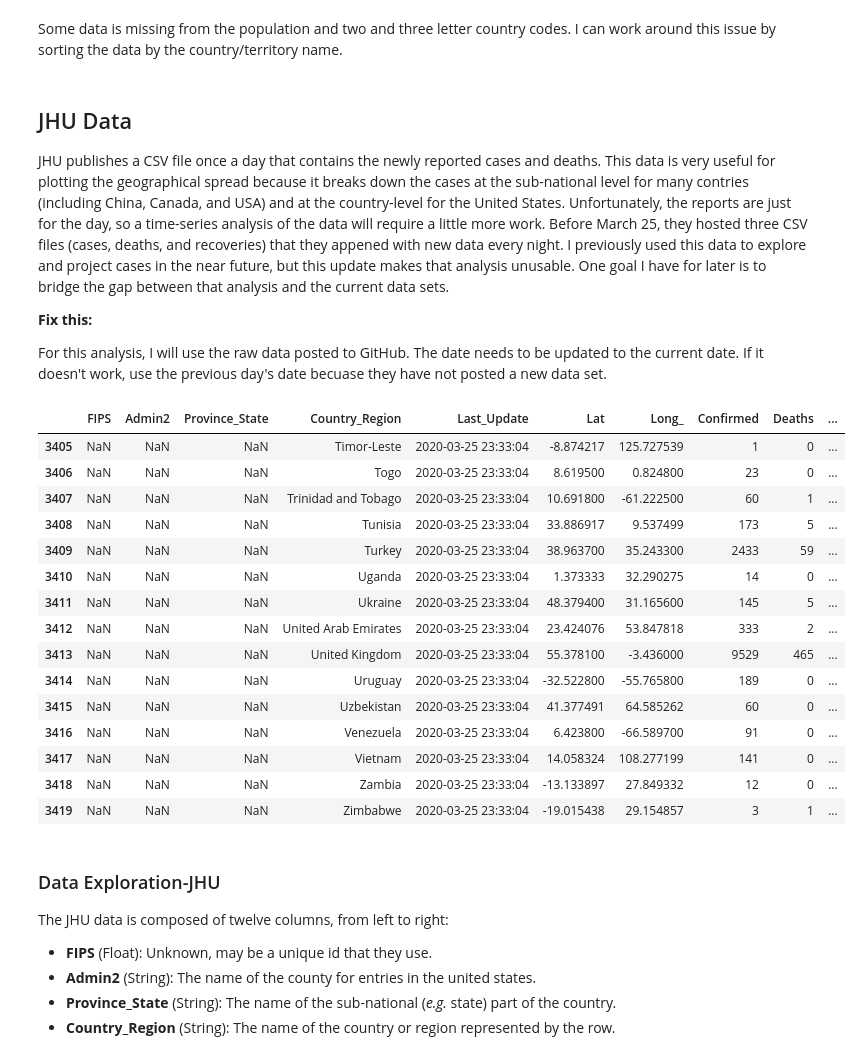
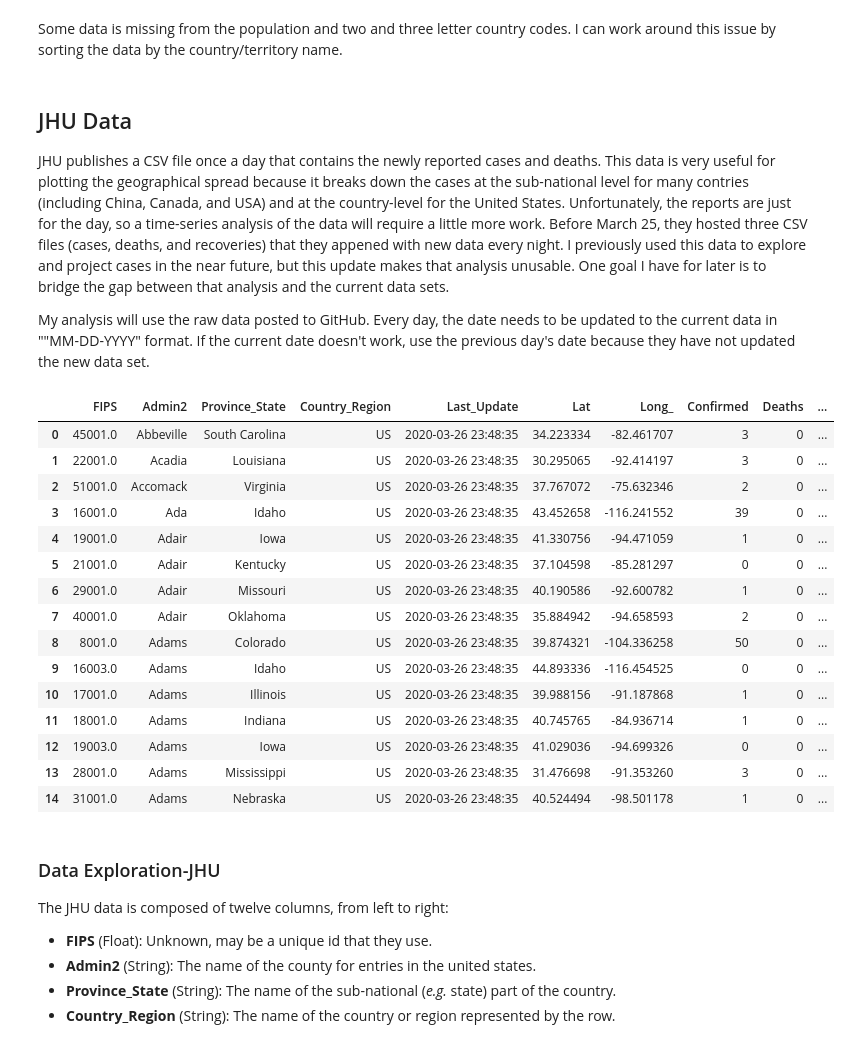
Before and after one commit to brianjosey/COVID-19, a Jupyter notebook: Exploratory Data Analysis.ipynb, the cells around one changed output. Saved outputs shown, nothing was run; the diff lists cells and outputs as text; code cells hidden in the pictures.

```diff
--- a/Exploratory Data Analysis.ipynb
+++ b/Exploratory Data Analysis.ipynb
@@ -114,34 +116,32 @@ Some data is missing from the population and two and three letter country codes.
 
 JHU publishes a CSV file once a day that contains the newly reported cases and deaths. This data is very useful for plotting the geographical spread because it breaks down the cases at the sub-national level for many contries (including China, Canada, and USA) and at the country-level for the United States. Unfortunately, the reports are just for the day, so a time-series analysis of the data will require a little more work. Before March 25, they hosted three CSV files (cases, deaths, and recoveries) that they appened with new data every night. I previously used this data to explore and project cases in the near future, but this update makes that analysis unusable. One goal I have for later is to bridge the gap between that analysis and the current data sets.
 
-**Fix this:**
-
-For this analysis, I will use the raw data posted to GitHub. The date needs to be updated to the current date. If it doesn't work, use the previous day's date becuase they have not posted a new data set.
+My analysis will use the raw data posted to GitHub. Every day, the date needs to be updated to the current data in ""MM-DD-YYYY" format. If the current date doesn't work, use the previous day's date because they have not updated the new data set.
 # %%
 # Import Data
 
-CURRENT_DATE = "03-05-2020" # MM-DD-YYYY
-JHU_DATA_URL ="https://raw.githubusercontent.com/CSSEGISandData/COVID-19/master/csse_covid_19_data/csse_covid_19_daily_reports/03-25-2020.csv"
+CURRENT_DATE = "03-26-2020" # MM-DD-YYYY
+JHU_DATA_URL ="https://raw.githubusercontent.com/CSSEGISandData/COVID-19/master/csse_covid_19_data/csse_covid_19_daily_reports/%s.csv" %CURRENT_DATE
 
 jhu_data=pd.read_csv(JHU_DATA_URL)
-jhu_data.tail(15)
+jhu_data.head(15)
 # %% [output]
 |  | FIPS | Admin2 | Province_State | Country_Region | Last_Update | Lat | Long_ | Confirmed | Deaths | ... |
-| 3405 | NaN | NaN | NaN | Timor-Leste | 2020-03-25 23:33:04 | -8.874217 | 125.727539 | 1 | 0 | ... |
-| 3406 | NaN | NaN | NaN | Togo | 2020-03-25 23:33:04 | 8.619500 | 0.824800 | 23 | 0 | ... |
-| 3407 | NaN | NaN | NaN | Trinidad and Tobago | 2020-03-25 23:33:04 | 10.691800 | -61.222500 | 60 | 1 | ... |
-| 3408 | NaN | NaN | NaN | Tunisia | 2020-03-25 23:33:04 | 33.886917 | 9.537499 | 173 | 5 | ... |
-| 3409 | NaN | NaN | NaN | Turkey | 2020-03-25 23:33:04 | 38.963700 | 35.243300 | 2433 | 59 | ... |
-| 3410 | NaN | NaN | NaN | Uganda | 2020-03-25 23:33:04 | 1.373333 | 32.290275 | 14 | 0 | ... |
-| 3411 | NaN | NaN | NaN | Ukraine | 2020-03-25 23:33:04 | 48.379400 | 31.165600 | 145 | 5 | ... |
-| 3412 | NaN | NaN | NaN | United Arab Emirates | 2020-03-25 23:33:04 | 23.424076 | 53.847818 | 333 | 2 | ... |
-| 3413 | NaN | NaN | NaN | United Kingdom | 2020-03-25 23:33:04 | 55.378100 | -3.436000 | 9529 | 465 | ... |
-| 3414 | NaN | NaN | NaN | Uruguay | 2020-03-25 23:33:04 | -32.522800 | -55.765800 | 189 | 0 | ... |
-| 3415 | NaN | NaN | NaN | Uzbekistan | 2020-03-25 23:33:04 | 41.377491 | 64.585262 | 60 | 0 | ... |
-| 3416 | NaN | NaN | NaN | Venezuela | 2020-03-25 23:33:04 | 6.423800 | -66.589700 | 91 | 0 | ... |
-| 3417 | NaN | NaN | NaN | Vietnam | 2020-03-25 23:33:04 | 14.058324 | 108.277199 | 141 | 0 | ... |
-| 3418 | NaN | NaN | NaN | Zambia | 2020-03-25 23:33:04 | -13.133897 | 27.849332 | 12 | 0 | ... |
-| 3419 | NaN | NaN | NaN | Zimbabwe | 2020-03-25 23:33:04 | -19.015438 | 29.154857 | 3 | 1 | ... |
+| 0 | 45001.0 | Abbeville | South Carolina | US | 2020-03-26 23:48:35 | 34.223334 | -82.461707 | 3 | 0 | ... |
+| 1 | 22001.0 | Acadia | Louisiana | US | 2020-03-26 23:48:35 | 30.295065 | -92.414197 | 3 | 0 | ... |
+| 2 | 51001.0 | Accomack | Virginia | US | 2020-03-26 23:48:35 | 37.767072 | -75.632346 | 2 | 0 | ... |
+| 3 | 16001.0 | Ada | Idaho | US | 2020-03-26 23:48:35 | 43.452658 | -116.241552 | 39 | 0 | ... |
+| 4 | 19001.0 | Adair | Iowa | US | 2020-03-26 23:48:35 | 41.330756 | -94.471059 | 1 | 0 | ... |
+| 5 | 21001.0 | Adair | Kentucky | US | 2020-03-26 23:48:35 | 37.104598 | -85.281297 | 0 | 0 | ... |
+| 6 | 29001.0 | Adair | Missouri | US | 2020-03-26 23:48:35 | 40.190586 | -92.600782 | 1 | 0 | ... |
+| 7 | 40001.0 | Adair | Oklahoma | US | 2020-03-26 23:48:35 | 35.884942 | -94.658593 | 2 | 0 | ... |
+| 8 | 8001.0 | Adams | Colorado | US | 2020-03-26 23:48:35 | 39.874321 | -104.336258 | 50 | 0 | ... |
+| 9 | 16003.0 | Adams | Idaho | US | 2020-03-26 23:48:35 | 44.893336 | -116.454525 | 0 | 0 | ... |
+| 10 | 17001.0 | Adams | Illinois | US | 2020-03-26 23:48:35 | 39.988156 | -91.187868 | 1 | 0 | ... |
+| 11 | 18001.0 | Adams | Indiana | US | 2020-03-26 23:48:35 | 40.745765 | -84.936714 | 1 | 0 | ... |
+| 12 | 19003.0 | Adams | Iowa | US | 2020-03-26 23:48:35 | 41.029036 | -94.699326 | 0 | 0 | ... |
+| 13 | 28001.0 | Adams | Mississippi | US | 2020-03-26 23:48:35 | 31.476698 | -91.353260 | 3 | 0 | ... |
+| 14 | 31001.0 | Adams | Nebraska | US | 2020-03-26 23:48:35 | 40.524494 | -98.501178 | 1 | 0 | ... |
 # %% [markdown]
 ### Data Exploration-JHU
 
```
Also changed, not shown: parts of 19 cells of this notebook.
